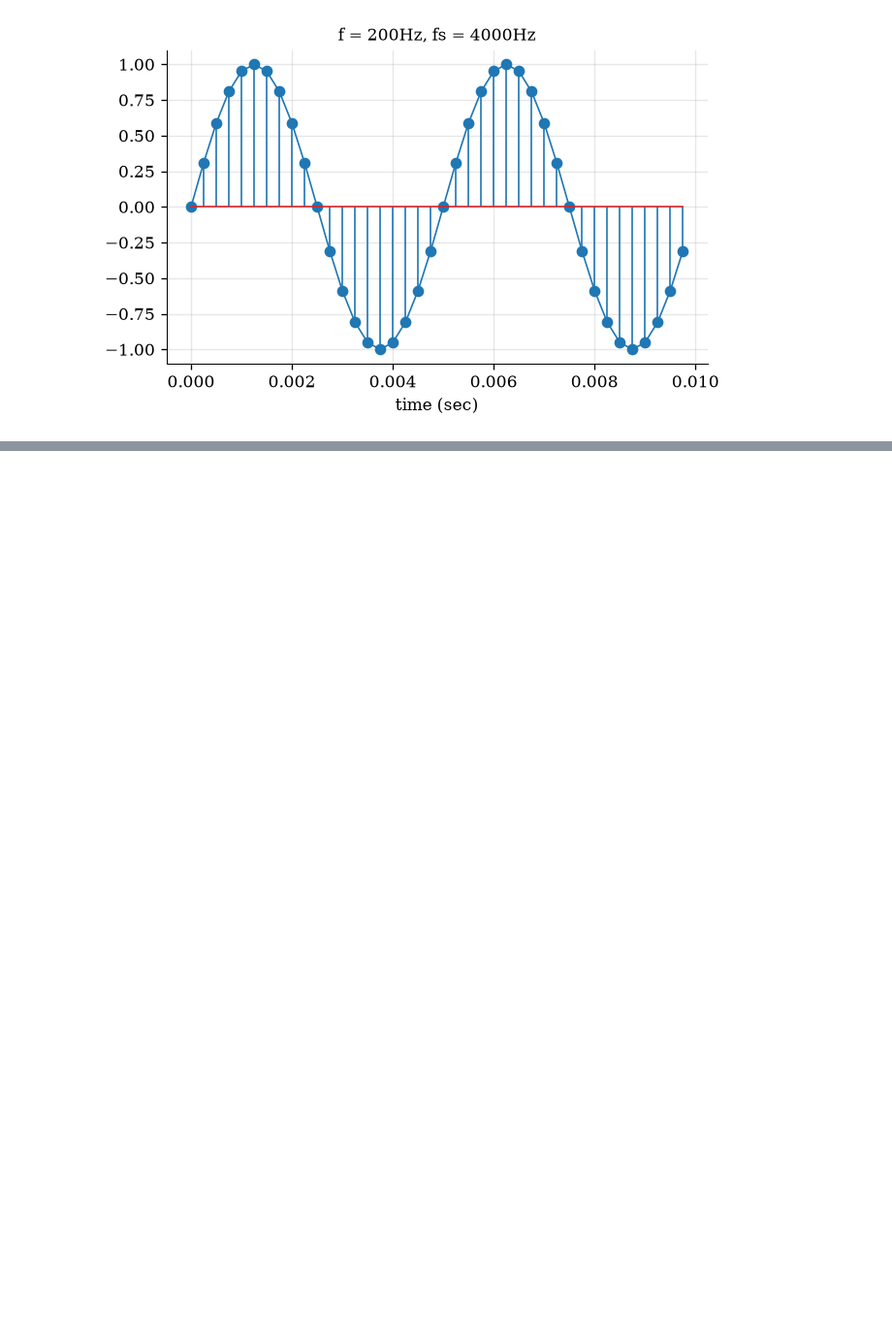
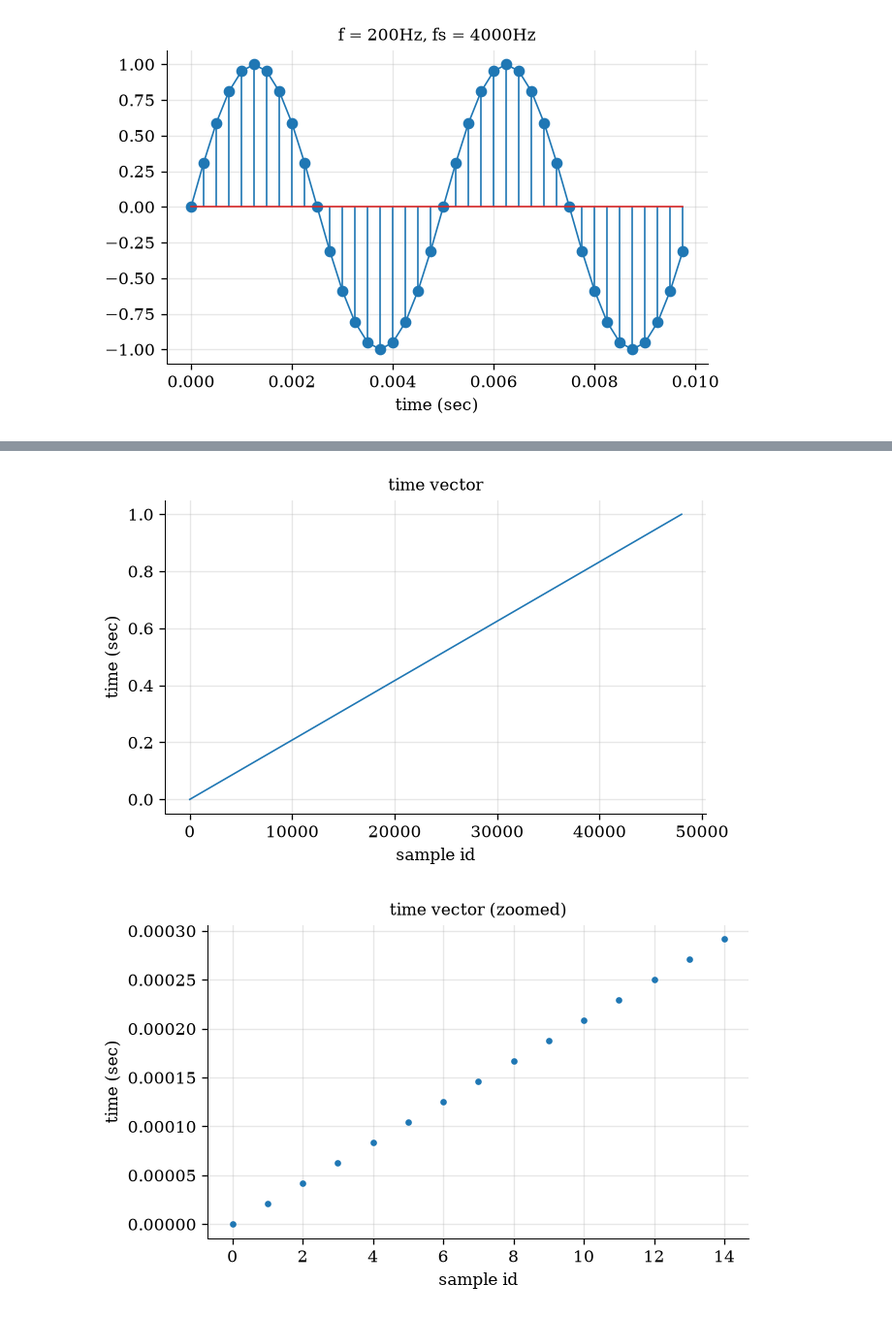
Before and after one commit to PyrApple/jupyterlite_signal_processing_ens, a Jupyter notebook: content/1_numerisation.ipynb, the cells around one changed output, grey strips where cells are left out. Shown at 97% size. Saved outputs shown, nothing was run; the diff lists cells and outputs as text; code cells hidden in the pictures; blank space fills up the shorter version.

```diff
--- a/content/1_numerisation.ipynb
+++ b/content/1_numerisation.ipynb
@@ -109,0 +117,17 @@ playsound(audio_out, fs)
+# %%
+# create time vector
+duration_in_sec = 1
+n_sample = fs * duration_in_sec
+t = np.arange(0, n_sample) / fs
+
+# plot
+plt.plot(t)
+plt.xlabel('sample id'); plt.ylabel('time (sec)'); plt.title('time vector'); plt.show()
+
+# plot zoom
+selvect = np.arange(15)
+plt.plot(t[selvect], '.')
+plt.xlabel('sample id'); plt.ylabel('time (sec)'); plt.title('time vector (zoomed)'); plt.show()
+# %% [output]
+[figure, added]
+[figure, added]
```
Also changed, not shown: parts of 7 cells of this notebook, 4 other files.
